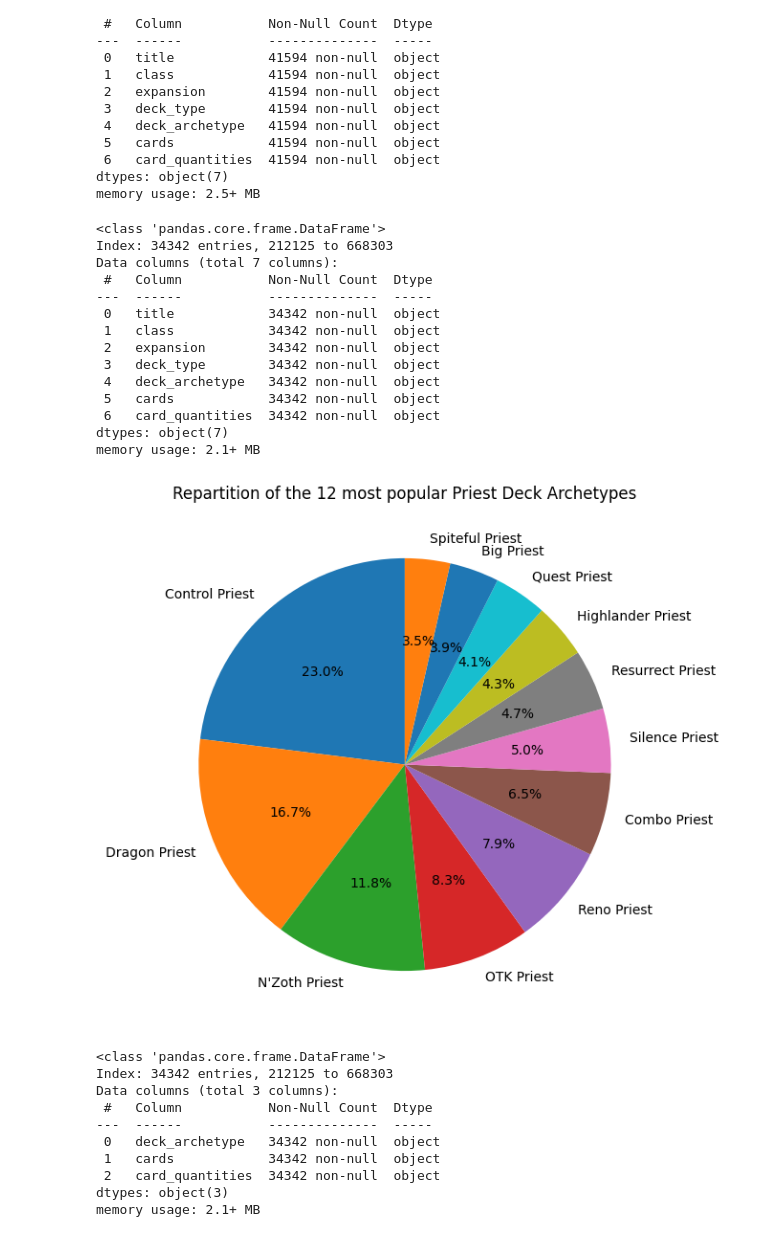
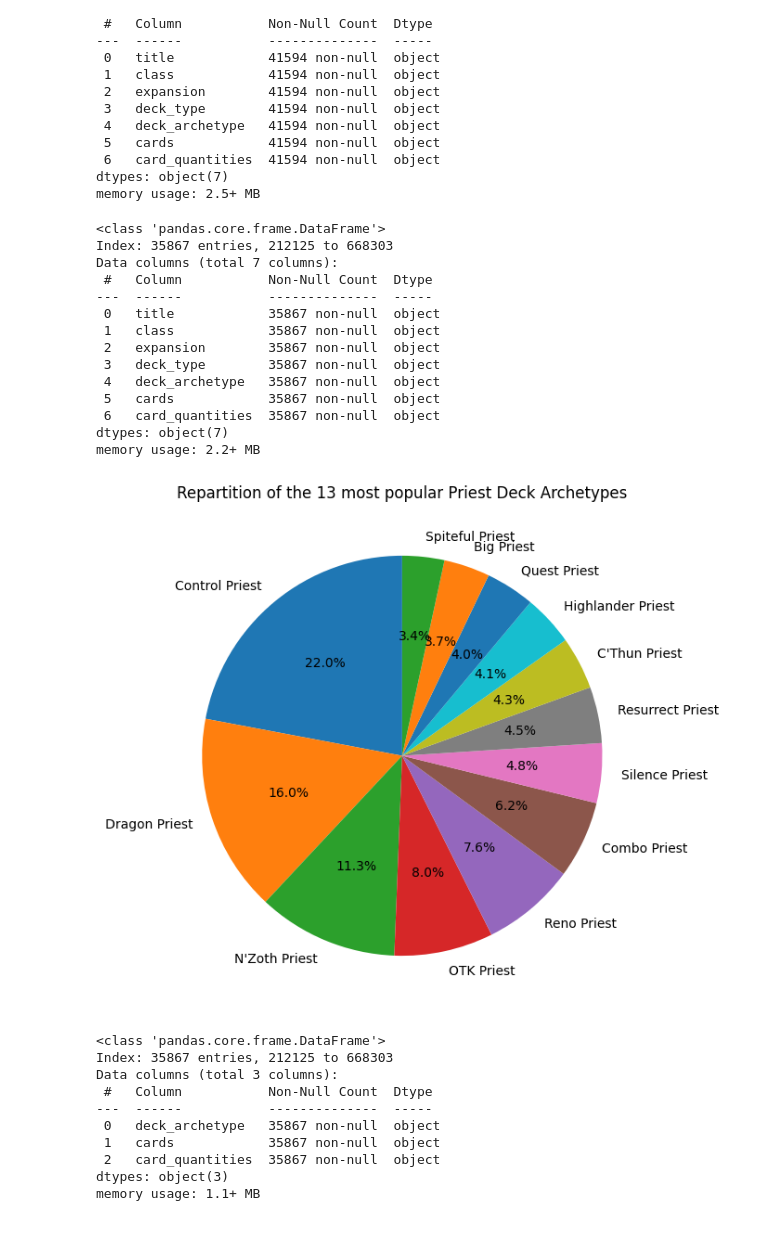
Before and after one commit to Varadiell/alyra-hearthstone-companion, a Jupyter notebook: analysis.ipynb, the cells around one changed output. Drawn from its saved outputs; the diff is of its cells as text; code cells hidden in the pictures.

```diff
--- a/analysis.ipynb
+++ b/analysis.ipynb
@@ -256,36 +256,36 @@ Data columns (total 7 columns):
 dtypes: object(7)
 memory usage: 2.5+ MB
 # %%
-# Keep the 12 most popular priest deck archetypes ("Control Priest", "Dragon Priest", "N'Zoth Priest", "OTK Priest", "Reno Priest", "Combo Priest", "Silence Priest", "Resurrect Priest", "Highlander Priest", "Quest Priest", "Big Priest" and "Spiteful Priest")
-most_popular_priest_deck_archetypes_df = priest_decks[priest_decks['deck_archetype'].str.lower().isin(['control priest', 'dragon priest', 'n\'zoth priest', 'otk priest', 'reno priest', 'combo priest', 'silence priest', 'resurrect priest', 'highlander priest', 'quest priest', 'big priest', 'spiteful priest'])]
+# Keep the 13 most popular priest deck archetypes ("Control Priest", "Dragon Priest", "N'Zoth Priest", "OTK Priest", "Reno Priest", "Combo Priest", "Silence Priest", "Resurrect Priest", "C'thun Priest", "Highlander Priest", "Quest Priest", "Big Priest" and "Spiteful Priest")
+most_popular_priest_deck_archetypes_df = priest_decks[priest_decks['deck_archetype'].str.lower().isin(['control priest', 'dragon priest', 'n\'zoth priest', 'otk priest', 'reno priest', 'combo priest', 'silence priest', 'resurrect priest', 'c\'thun priest', 'highlander priest', 'quest priest', 'big priest', 'spiteful priest'])]
 
 most_popular_priest_deck_archetypes_df.info()
 # %% [output]
 <class 'pandas.core.frame.DataFrame'>
-Index: 34342 entries, 212125 to 668303
+Index: 35867 entries, 212125 to 668303
 Data columns (total 7 columns):
  #   Column           Non-Null Count  Dtype
 ---  ------           --------------  -----
- 0   title            34342 non-null  object
- 1   class            34342 non-null  object
- 2   expansion        34342 non-null  object
- 3   deck_type        34342 non-null  object
- 4   deck_archetype   34342 non-null  object
- 5   cards            34342 non-null  object
- 6   card_quantities  34342 non-null  object
+ 0   title            35867 non-null  object
+ 1   class            35867 non-null  object
+ 2   expansion        35867 non-null  object
+ 3   deck_type        35867 non-null  object
+ 4   deck_archetype   35867 non-null  object
+ 5   cards            35867 non-null  object
+ 6   card_quantities  35867 non-null  object
 dtypes: object(7)
-memory usage: 2.1+ MB
+memory usage: 2.2+ MB
 # %%
-# Repartition of the 12 most popular Priest Deck Archetypes
+# Repartition of the 13 most popular Priest Deck Archetypes
 deck_archetype_counts = most_popular_priest_deck_archetypes_df['deck_archetype'].value_counts()
 
 # Plotting the pie chart
 plt.figure(figsize=(10, 7))
 plt.pie(deck_archetype_counts, labels=deck_archetype_counts.index, autopct='%1.1f%%', startangle=90)
-plt.title('Repartition of the 12 most popular Priest Deck Archetypes')
+plt.title('Repartition of the 13 most popular Priest Deck Archetypes')
 plt.show()
 # %% [output]
-[figure, old version]
+[figure, new version]
 # %%
 # Remove unused columns
 priest_df = most_popular_priest_deck_archetypes_df[["deck_archetype", "cards", "card_quantities"]]
@@ -293,15 +293,15 @@ priest_df = most_popular_priest_deck_archetypes_df[["deck_archetype", "cards", "
 priest_df.info()
 # %% [output]
 <class 'pandas.core.frame.DataFrame'>
-Index: 34342 entries, 212125 to 668303
+Index: 35867 entries, 212125 to 668303
 Data columns (total 3 columns):
  #   Column           Non-Null Count  Dtype
 ---  ------           --------------  -----
- 0   deck_archetype   34342 non-null  object
- 1   cards            34342 non-null  object
- 2   card_quantities  34342 non-null  object
+ 0   deck_archetype   35867 non-null  object
+ 1   cards            35867 non-null  object
+ 2   card_quantities  35867 non-null  object
 dtypes: object(3)
-memory usage: 2.1+ MB
+memory usage: 1.1+ MB
 # %%
 priest_df.head()
 # %% [output]
```
Also changed, not shown: parts of 5 cells of this notebook.
